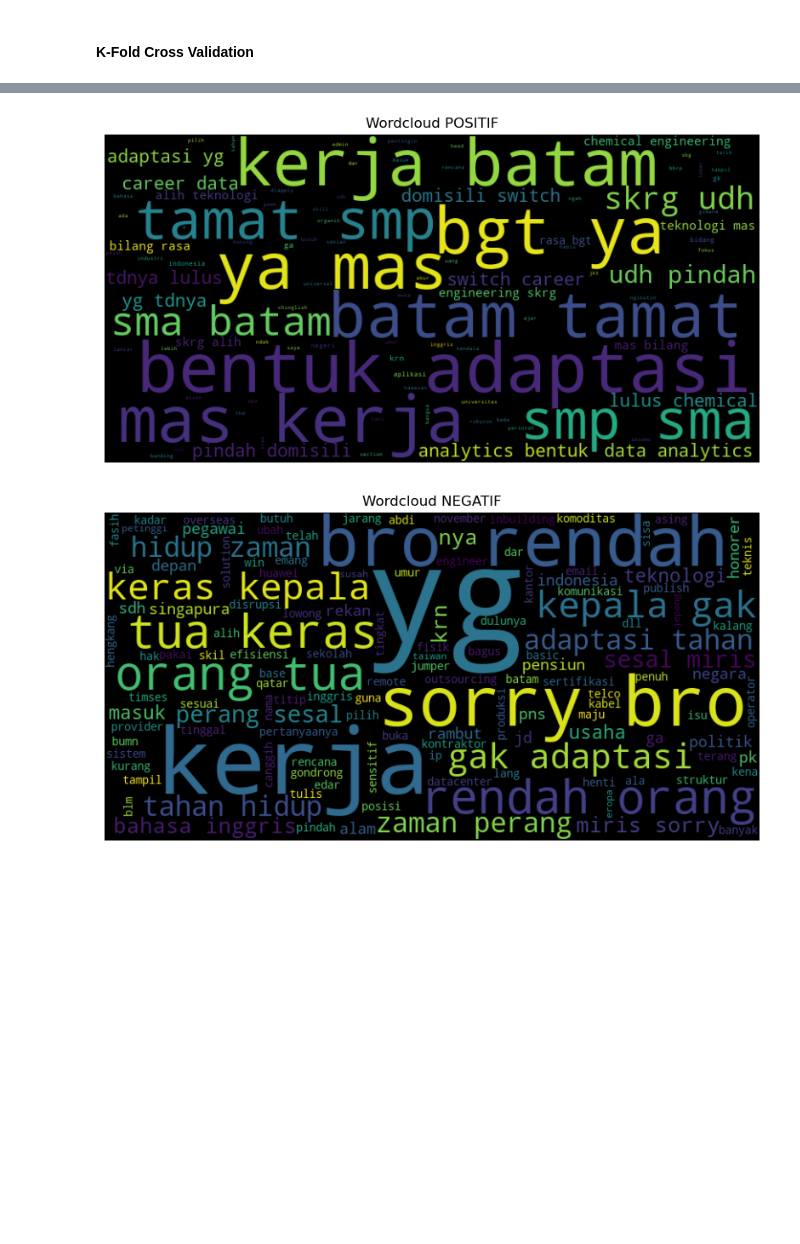
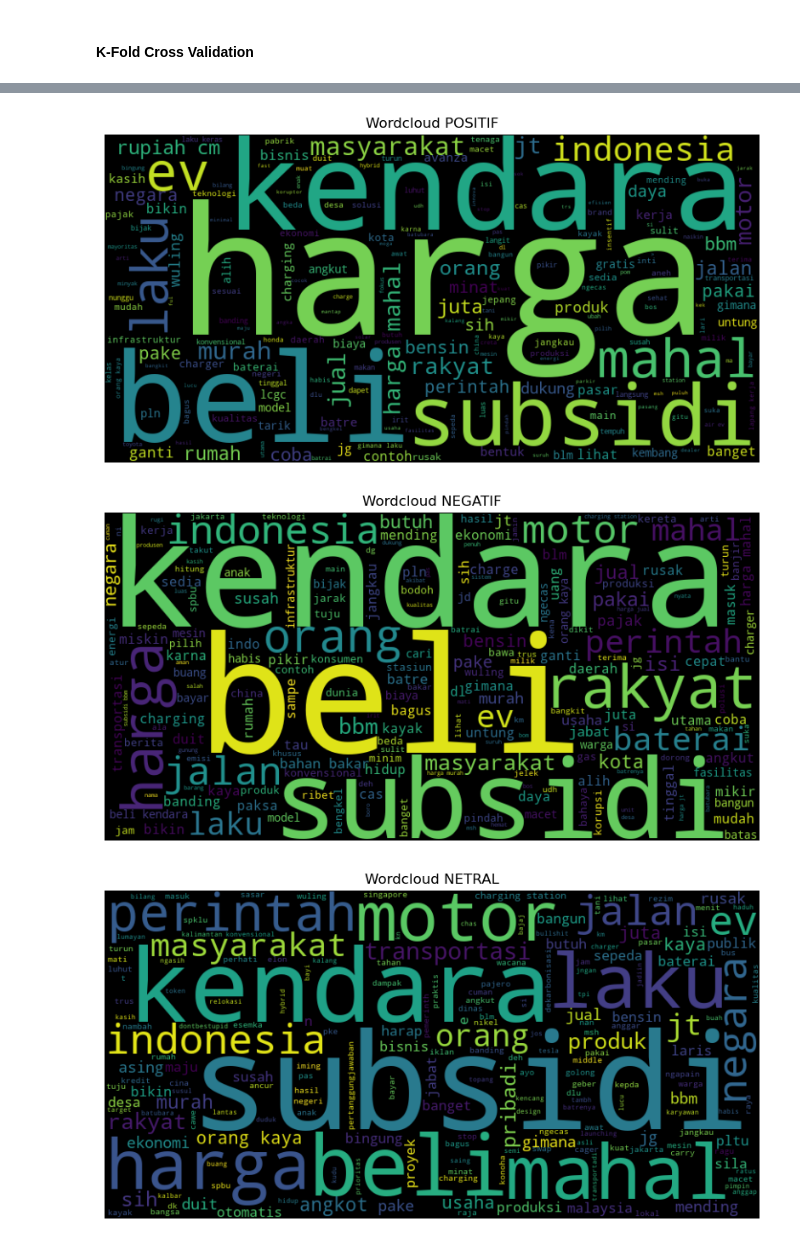
Before and after one commit to ardwiinoo/knn-sentiment-analysis, a Jupyter notebook: notebook/modeling.ipynb, the cells around one changed output, grey strips where cells are left out. Cells and saved outputs as stored; diff of their text form; code cells hidden in the pictures; blank space fills up the shorter version.

Commit message:
testing k-fold using new dataset

```diff
--- a/notebook/modeling.ipynb
+++ b/notebook/modeling.ipynb
@@ -274,29 +259,39 @@ Rata-Rata Accuracy:  0.8
 import matplotlib.pyplot as plt
 from wordcloud import WordCloud
 # %%
-dataCleaning = pd.read_csv('./output/data-clean-ind-test.csv')
+dataCleaning = pd.read_csv('../output/CLEAN-dataset_mobil_listrik.csv')
 
-positive_text = ' '.join(dataCleaning[dataCleaning[' label '] == 'POSITIF']['resultStemming'])
-negative_text = ' '.join(dataCleaning[dataCleaning[' label '] == 'NEGATIF']['resultStemming'])
+positive_text = ' '.join(dataCleaning[dataCleaning['sentimen'] == 'positif']['resultStemming'])
+negative_text = ' '.join(dataCleaning[dataCleaning['sentimen'] == 'negatif']['resultStemming'])
+neutral_text = ' '.join(dataCleaning[dataCleaning['sentimen'] == 'netral']['resultStemming'])
 
 # Hapus tanda '
 positive_text = positive_text.replace("'", "")
 negative_text = negative_text.replace("'", "")
+neutral_text = neutral_text.replace("'", "")
 
 positive_wordcloud = WordCloud(width=800, height=400).generate(positive_text)
 negative_wordcloud = WordCloud(width=800, height=400).generate(negative_text)
+neutral_wordcloud = WordCloud(width=800, height=400).generate(neutral_text)
 
 plt.figure(figsize=(10, 5))
 plt.imshow(positive_wordcloud, interpolation='bilinear')
 plt.title('Wordcloud POSITIF')
 plt.axis('off')
 plt.show()
 
 plt.figure(figsize=(10, 5))
 plt.imshow(negative_wordcloud, interpolation='bilinear')
 plt.title('Wordcloud NEGATIF')
 plt.axis('off')
 plt.show()
+
+plt.figure(figsize=(10, 5))
+plt.imshow(neutral_wordcloud, interpolation='bilinear')
+plt.title('Wordcloud NETRAL')
+plt.axis('off')
+plt.show()
 # %% [output]
-[figure, old version]
+[figure, new version]
-[figure, old version]
+[figure, new version]
+[figure, added]
```
Also changed, not shown: parts of 10 cells of this notebook.
